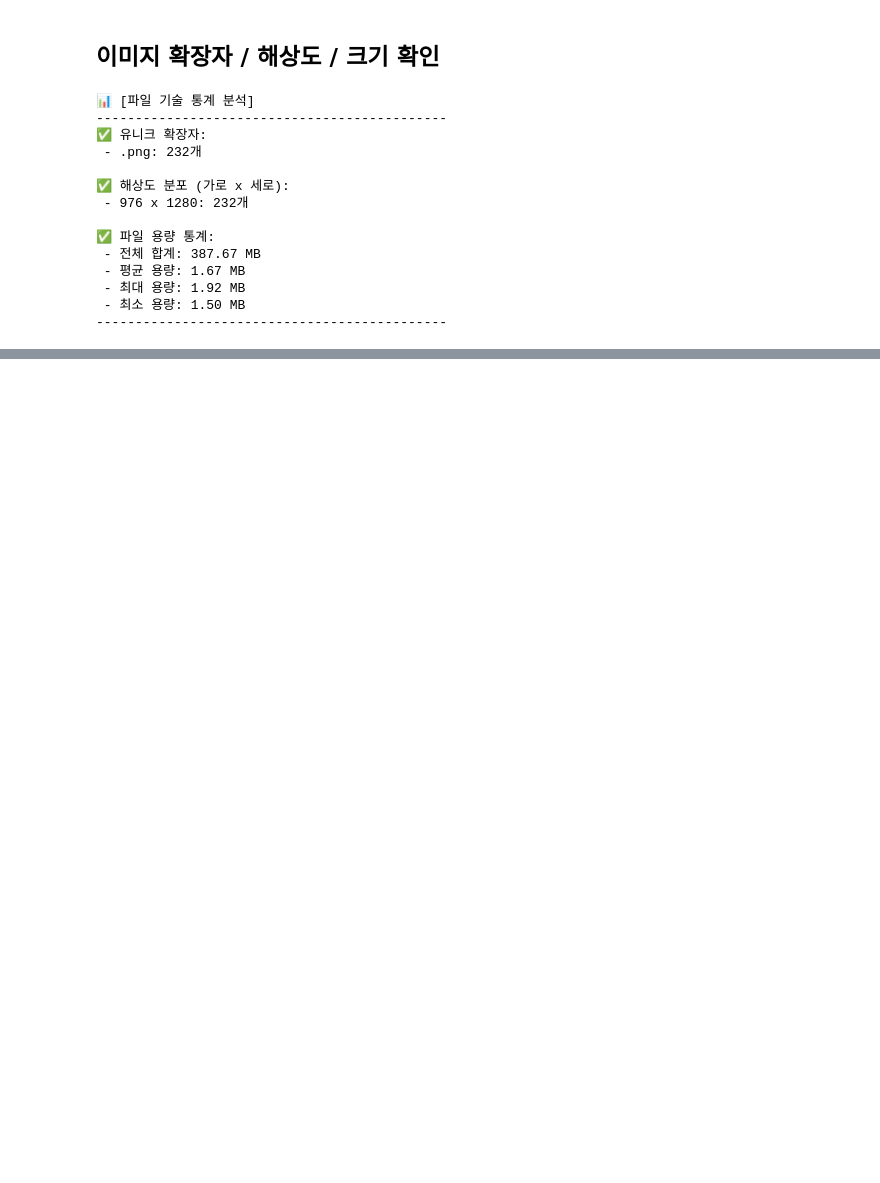
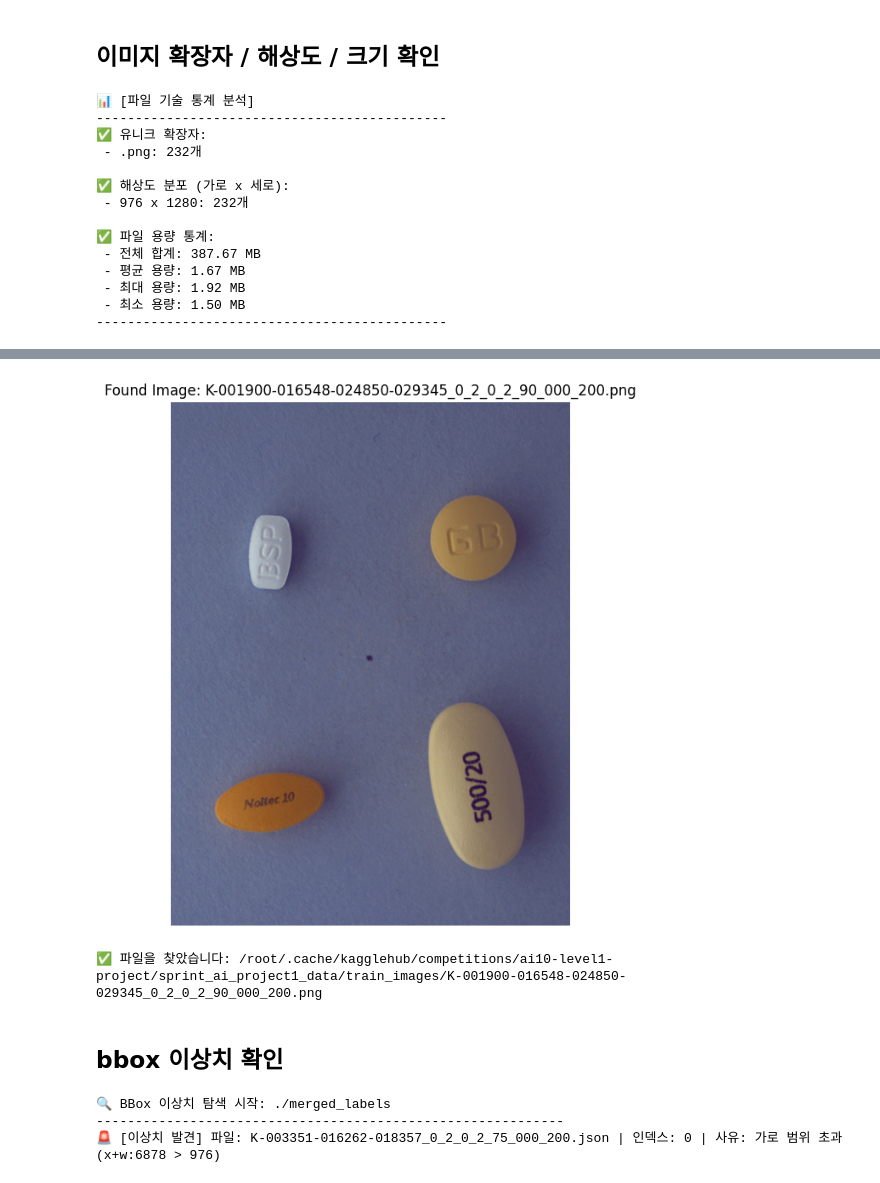
Before and after one commit to qja0707/OralMedicineImageDetection, a Jupyter notebook: EDA.ipynb, the cells around one changed output, grey strips where cells are left out. Saved outputs shown, nothing was run; the diff lists cells and outputs as text; code cells hidden in the pictures; blank space fills up the shorter version.

```diff
--- a/EDA.ipynb
+++ b/EDA.ipynb
@@ -303,0 +459,47 @@ print("-" * 45)
+# %%
+import os
+import matplotlib.pyplot as plt
+from PIL import Image
+
+def show_pill_by_code(target_code):
+    """
+    이미지 폴더를 순회하며 파일명에 target_code가 포함된 첫 번째 이미지를 찾아 출력합니다.
+    """
+    found = False
+
+    # train_images_path 내의 모든 하위 폴더와 파일 순회
+    for root, dirs, files in os.walk(train_images_path):
+        for file in files:
+            # 파일명에 입력받은 코드 스트링이 포함되어 있는지 확인
+            if str(target_code) in file:
+                img_path = os.path.join(root, file)
+
+                # 이미지 출력
+                img = Image.open(img_path)
+                plt.figure(figsize=(10, 8))
+                plt.imshow(img)
+                plt.title(f"Found Image: {file}")
+                plt.axis('off')
+                plt.show()
+
+                found = True
+                print(f"✅ 파일을 찾았습니다: {img_path}")
+                break # 첫 번째 파일만 찾고 내부 루프 탈출
+
+        if found:
+            break # 전체 순회 종료
+
+    if not found:
+        print(f"❌ 파일명에 '{target_code}'가 포함된 이미지를 찾을 수 없습니다.")
+
+# 실행 예시
+# show_pill_by_code("012345")
+# %%
+
+# 사용 예시
+show_pill_by_code("024850")
+# %% [output]
+[figure, added]
+✅ 파일을 찾았습니다: /root/.cache/kagglehub/competitions/ai10-level1-project/sprint_ai_project1_data/train_images/K-001900-016548-024850-029345_0_2_0_2_90_000_200.png
+# %% [markdown]
+## bbox 이상치 확인
@@ -303,0 +549,8 @@ print("-" * 45)
+# %%
+
+# 실행
+outliers = check_bbox_outliers(output_dir)
+# %% [output]
+🔍 BBox 이상치 탐색 시작: ./merged_labels
+------------------------------------------------------------
+🚨 [이상치 발견] 파일: K-003351-016262-018357_0_2_0_2_75_000_200.json | 인덱스: 0 | 사유: 가로 범위 초과(x+w:6878 > 976)
```
Also changed, not shown: parts of 10 cells of this notebook.
